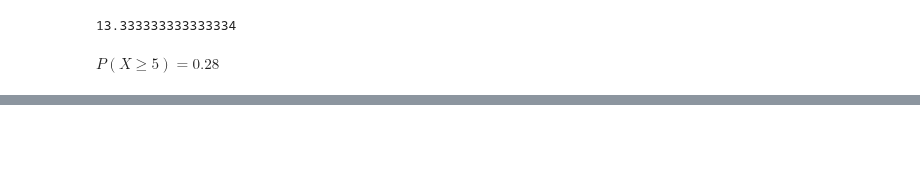
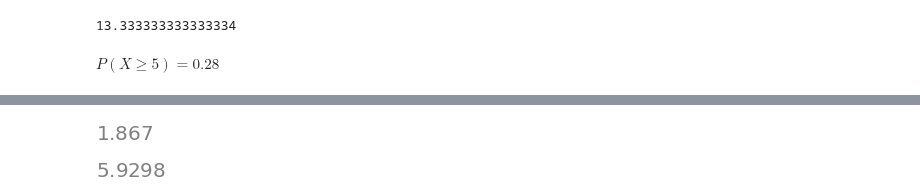
Before and after one commit to nickcernean/SMP_Exercises, a Jupyter notebook: Exam_Sessions/WiseflowExam_2021.ipynb, the cells around one changed output, grey strips where cells are left out. Saved outputs shown, nothing was run; the diff lists cells and outputs as text; code cells hidden in the pictures; blank space fills up the shorter version.

Commit message:
linear regression updates

```diff
--- a/Exam_Sessions/WiseflowExam_2021.ipynb
+++ b/Exam_Sessions/WiseflowExam_2021.ipynb
@@ -363,0 +370,25 @@ $\displaystyle P(X \geq 5) = 0.28$
+# %%
+x = np.array([0.93, 0.47, 0.26, 0.16, 0.74, 0.93, 0.36, 0.48, 0.49, 0.84, 0.77, 0.97])
+y = np.array([8.56, 5.98, 6.83, 5.26, 7.51, 8.41, 6.72, 6.82, 5.14, 7.56, 6.64, 9.78])
+
+sample_size_x = np.size(x)
+
+## 2: means
+x_mean =np.mean(x)
+y_mean = np.mean(y)
+
+display(Math( '\mu_x = '+ latex(round(x_mean,3))))
+display(Math( '\mu_y = '+ latex(round(y_mean,3))))
+
+## 1: Sx'es
+Sxy = np.sum(x*y) - sample_size_x*x_mean*y_mean
+Sxx = np.sum(x*x) - ((np.sum(x)**2))/sample_size_x
+display(Math( 'Sxy = '+ latex(round(Sxy,4))))
+display(Math( 'Sxx = '+ latex(round(Sxx,4))))
+
+## 3: betas
+b1 = Sxy/Sxx
+b0 = y_mean - b1*x_mean
+
+display(Math( '\\beta_1 = '+ latex(round(b1,4))))
+display(Math( '\\beta_0 = '+ latex(round(b0,4))))
@@ -363,0 +406,18 @@ $\displaystyle P(X \geq 5) = 0.28$
+# %%
+level = 0.95
+t_score = stats.t.ppf(((1-level)/2),(sample_size_x-2))
+
+# regression function
+def f(x):
+    return b1*x + b0
+
+y_hat = f(x)
+
+SSe = np.sum((y-y_hat)**2)    # residual sum of squares (unexplained deviation)
+varhat = SSe/(sample_size_x-2)           # variance of x
+
+ErrorSlope = t_score*math.sqrt((varhat/Sxx))
+display(round(round(b1,4)-abs(ErrorSlope), 4), round(round(b1,4) + abs(ErrorSlope), 4))
+# %% [output]
+[figure, added]
+[figure, added]
```
Also changed, not shown: parts of 4 cells of this notebook, 7 other files.
